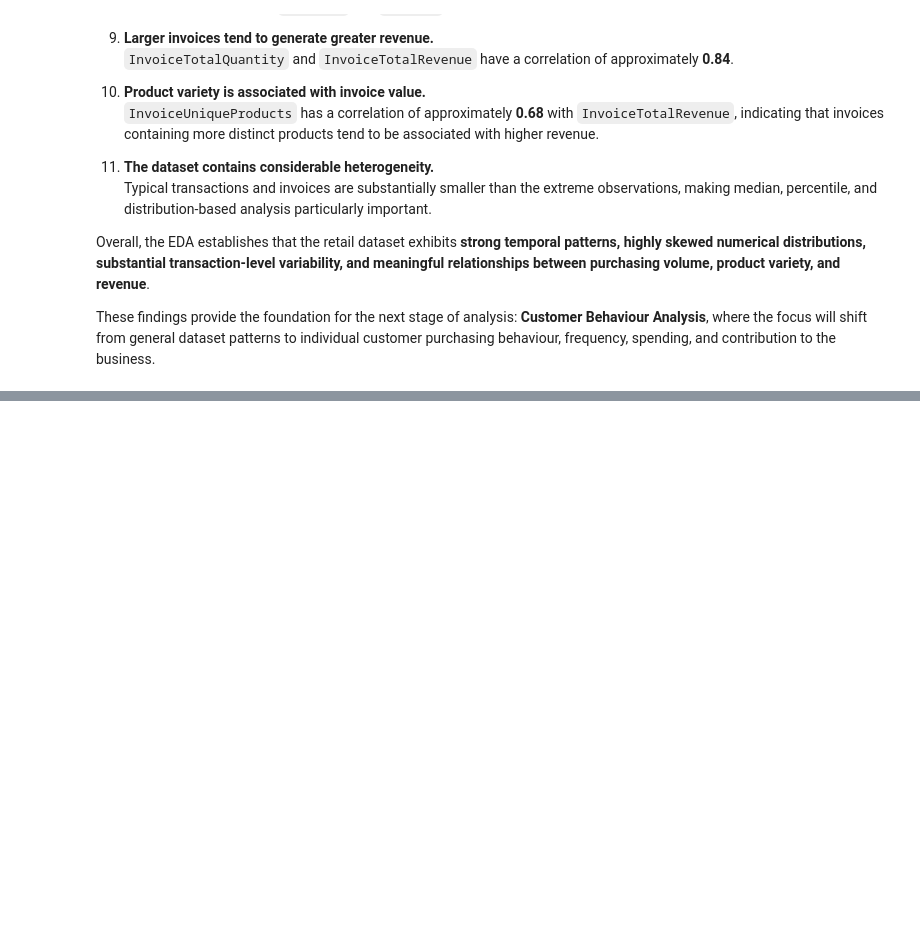
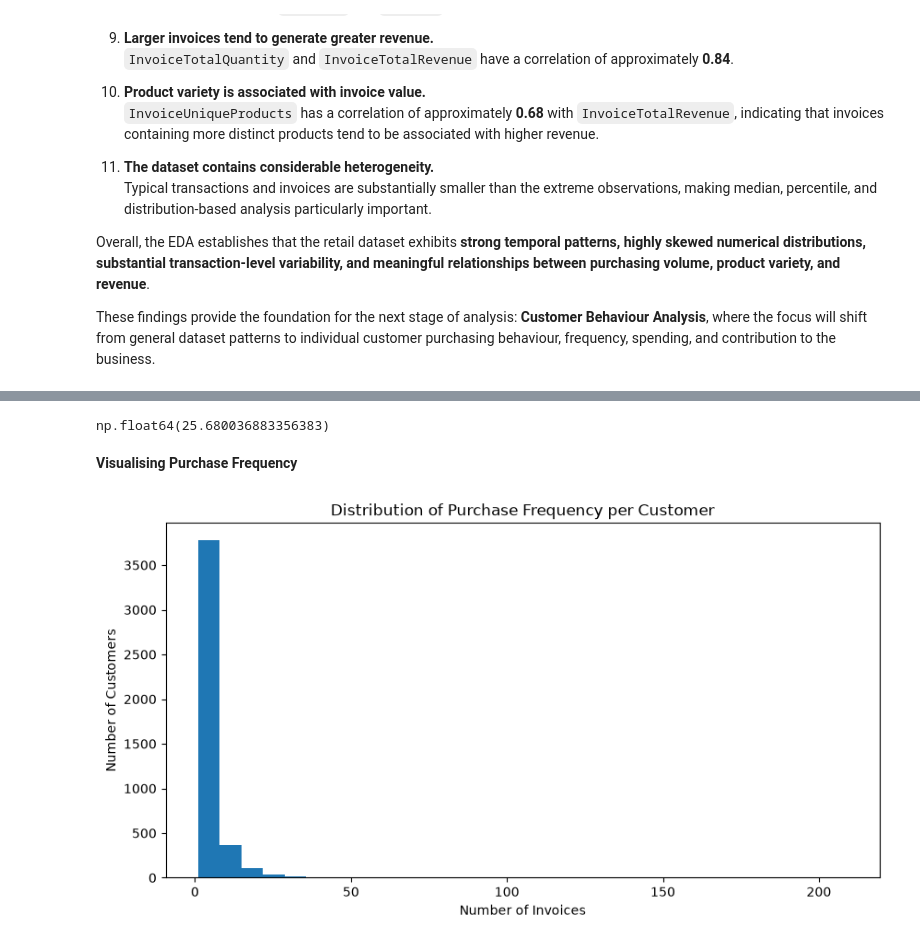
Before and after one commit to KashishSirohiwal/ShadowFox, a Jupyter notebook: Intermediate/notebooks/online_retail_analysis.ipynb, the cells around one changed output, grey strips where cells are left out. Cells and saved outputs as stored; diff of their text form; code cells hidden in the pictures; blank space fills up the shorter version.

```diff
--- a/Intermediate/notebooks/online_retail_analysis.ipynb
+++ b/Intermediate/notebooks/online_retail_analysis.ipynb
@@ -2372,0 +2386,12 @@ These findings provide the foundation for the next stage of analysis: **Customer
+# %%
+# Aggregate transaction-level data into one record per customer.
+customer_level = (
+    df_fe.groupby("CustomerID")
+    .agg(
+        TotalRevenue=("Revenue", "sum"),
+        TotalQuantity=("Quantity", "sum"),
+        TotalInvoices=("InvoiceNo", "nunique"),
+        UniqueProducts=("StockCode", "nunique")
+    )
+    .reset_index()
+)
@@ -2372,0 +2779,28 @@ These findings provide the foundation for the next stage of analysis: **Customer
+# %%
+# Calculate the percentage of customers with at least five invoices.
+customers_5_plus = (
+    (customer_level["TotalInvoices"] >= 5).sum()
+    / len(customer_level) * 100
+)
+
+customers_5_plus
+# %% [output]
+np.float64(25.680036883356383)
+# %% [markdown]
+**Visualising Purchase Frequency**
+# %%
+# Visualize the distribution of invoices per customer.
+plt.figure(figsize=(10, 5))
+
+plt.hist(
+    customer_level["TotalInvoices"],
+    bins=30
+)
+
+plt.title("Distribution of Purchase Frequency per Customer")
+plt.xlabel("Number of Invoices")
+plt.ylabel("Number of Customers")
+
+plt.show()
+# %% [output]
+[figure, added]
```
Also changed, not shown: parts of 137 cells of this notebook.
